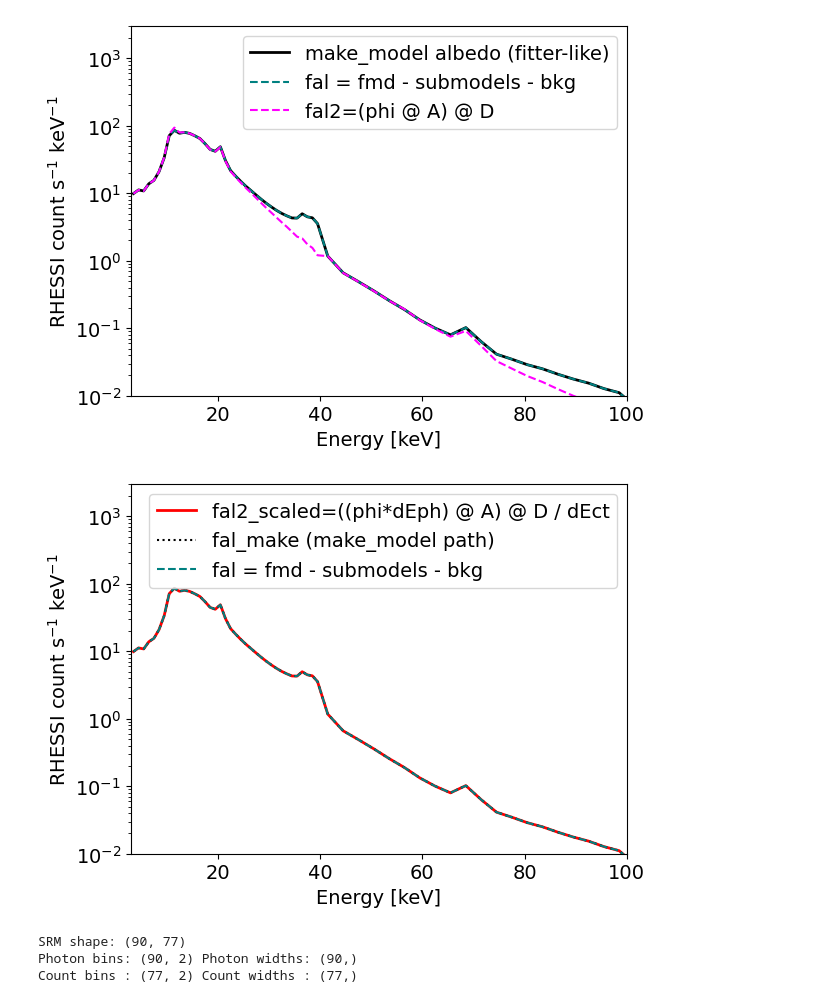
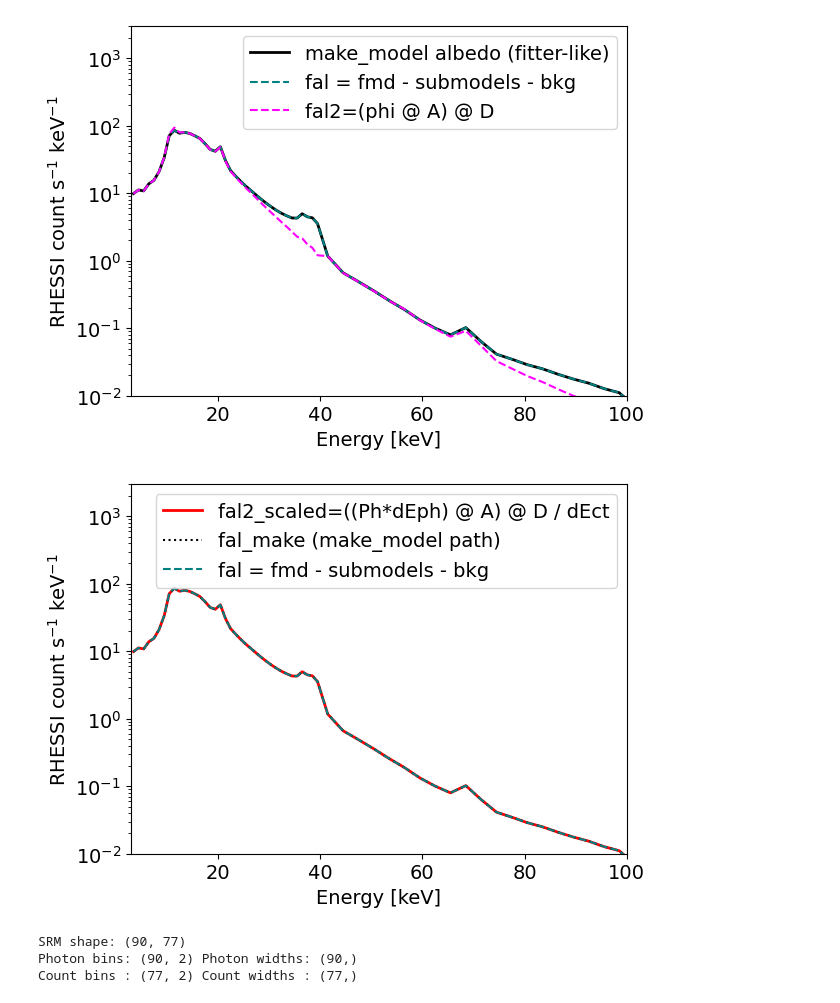
Before and after one commit to ianan/albedo_test, a Jupyter notebook: albedo_test.ipynb, the cells around one changed output. Saved outputs shown, nothing was run; the diff lists cells and outputs as text; code cells hidden in the pictures.

```diff
--- a/albedo_test.ipynb
+++ b/albedo_test.ipynb
@@ -153,23 +153,23 @@ plt.show()
 # %%
 # Corrected direct-math albedo component (matches fitter units)
 dEph = np.diff(Eph, axis=1).ravel()
 dEct = np.asarray(rhess_spec._loaded_spec_data['count_channel_binning']).ravel()
 
 # Equivalent to fitter flow: (phi*dEph -> albedo -> SRM fold) / dEct
 fal2_scaled = ((phi_total * dEph) @ A) @ D / dEct
 
-plt.plot(engs, fal2_scaled, label='fal2_scaled=((phi*dEph) @ A) @ D / dEct', color='red', linewidth=2)
+plt.plot(engs, fal2_scaled, label='fal2_scaled=((Ph*dEph) @ A) @ D / dEct', color='red', linewidth=2)
 plt.plot(engs, fal_make, label='fal_make (make_model path)', color='black', linestyle='dotted')
 plt.plot(engs, fal, label='fal = fmd - submodels - bkg', color='teal', linestyle='dashed')
 plt.ylabel(r'RHESSI count s$\mathit{^{-1}}$ keV$\mathit{^{-1}}$')
 plt.xlabel('Energy [keV]')
 plt.yscale('log')
 plt.xlim([3,100])
 plt.ylim([1e-2,3e3])
 plt.legend()
 plt.show()
 # %% [output]
-[figure, old version]
+[figure, new version]
 # %%
 # Checking the SRM directly....
 d = rhess_spec._loaded_spec_data
```
Also changed, not shown: parts of 2 cells of this notebook, 1 other file.
